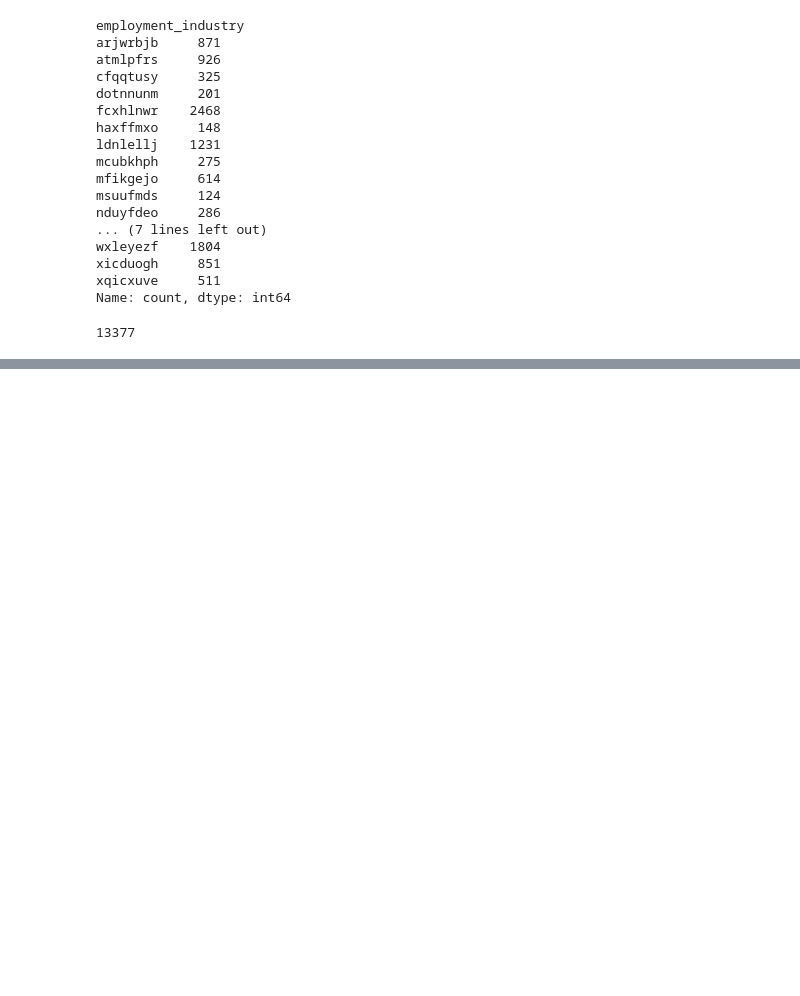
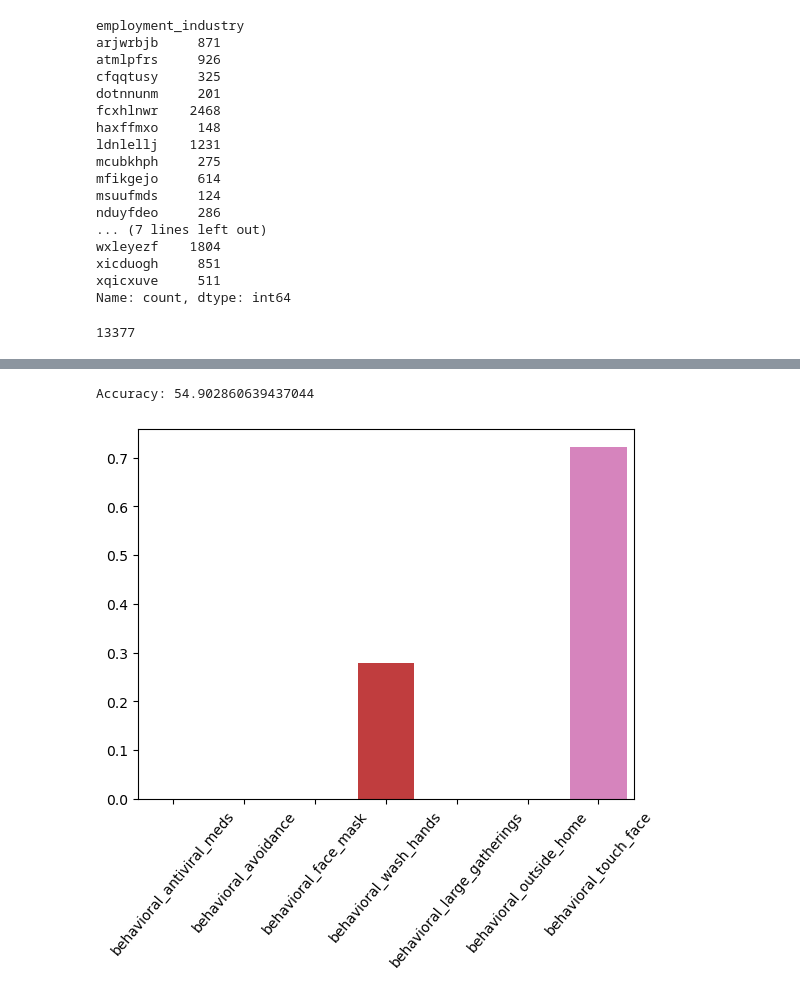
Before and after one commit to likej82/Probability-of-Receiving-Seasonal-Flu-Vaccination-Based-Off-Demographic, a Jupyter notebook: namsoo_project3.ipynb, the cells around one changed output, grey strips where cells are left out. Saved outputs shown, nothing was run; the diff lists cells and outputs as text; code cells hidden in the pictures; blank space fills up the shorter version.

Commit message:
added numeric decision tress

```diff
--- a/namsoo_project3.ipynb
+++ b/namsoo_project3.ipynb
@@ -453,0 +360,8 @@ ei_ct.sum()
+# %%
+behavioral = ['behavioral_antiviral_meds',
+              'behavioral_avoidance',
+              'behavioral_face_mask',
+              'behavioral_wash_hands',
+              'behavioral_large_gatherings',
+              'behavioral_outside_home',
+              'behavioral_touch_face']
@@ -453,0 +402,4 @@ ei_ct.sum()
+# %%
+bh_df = df[behavioral + ['seasonal_vaccine']]
+# %%
+bh_dropped = bh_df.dropna()
@@ -453,0 +424,27 @@ ei_ct.sum()
+# %%
+X = bh_dropped.drop(labels = ['seasonal_vaccine'], axis = 1)
+y = bh_dropped['seasonal_vaccine']
+
+X_train, X_test, y_train, y_test = train_test_split(X, y, random_state = 42)
+
+# Instantiate DecisionTreeClassifier
+tree_clf = DecisionTreeClassifier(max_depth = 2, random_state = 42)
+
+# Fit to train samples
+tree_clf.fit(X_train, y_train)
+
+# Predict using X_test
+y_pred = tree_clf.predict(X_test)
+
+# Evaluate the model by accuracy
+acc = accuracy_score(y_test, y_pred) * 100
+print("Accuracy: {0}".format(acc))
+# %% [output]
+Accuracy: 54.902860639437044
+# %%
+# Showing feature importances by the Decision Tree
+sns.barplot(x = bh_dropped.columns[:7], y = tree_clf.feature_importances_)
+plt.xticks(rotation = 50)
+plt.show()
+# %% [output]
+[figure, added]
```
Also changed, not shown: parts of 62 cells of this notebook.
